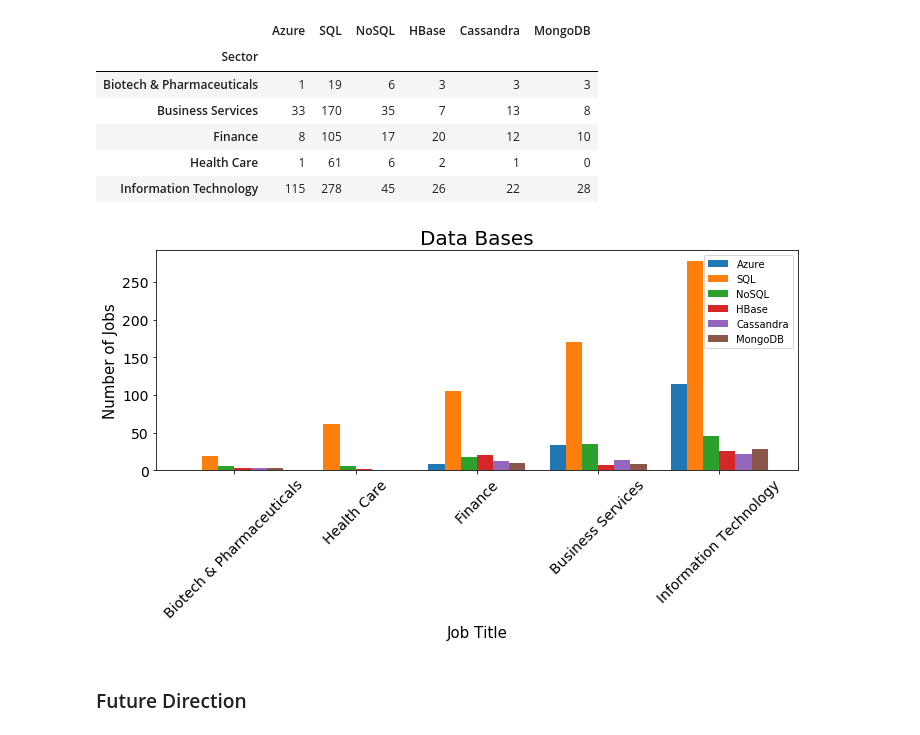
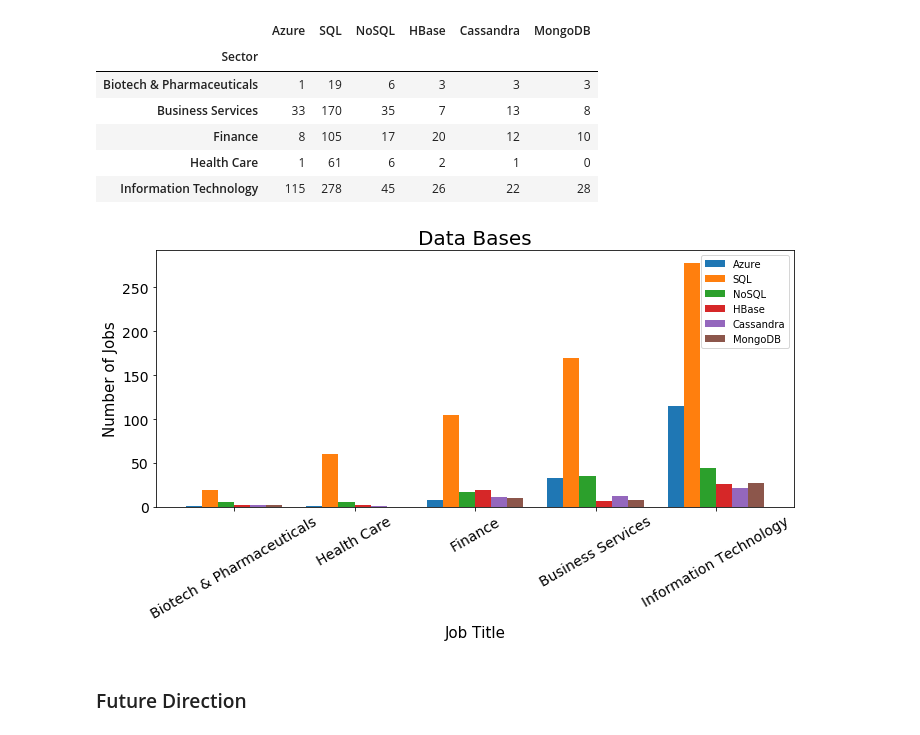
Before and after one commit to RajeshArasada/Exploring-the-Data-Science-Job-Market, a Jupyter notebook: Analysis/Glassdoor Webscrapping Project.ipynb, the cells around one changed output. Cells and saved outputs as stored; diff of their text form; code cells hidden in the pictures.

```diff
--- a/Analysis/Glassdoor Webscrapping Project.ipynb
+++ b/Analysis/Glassdoor Webscrapping Project.ipynb
@@ -201,11 +214,11 @@ jobs_df_copy['Job_description_keywords_clean']
 Name: Job_description_keywords_clean, Length: 1889, dtype: object
 # %%
 important_words = ['hadoop', 'mapreduce', 'spark', 'pig', 'hive', 'shark', 'oozie', 'zookeeper', 'flume', 'mahout',
-                   'azure', 'aws', 'sql', 'nosql', 'hbase', 'cassandra', 'mongodb'] + ['matplotlib', 'R plotting', 'Tableau', 'ggplot', 'clustering', 'R', 'Python','MATLAB',
+                   'azure', 'aws', 'sql', 'nosql', 'hbase', 'cassandra', 'mongodb'] + ['matplotlib', 'R plotting', 'Tableau', 'ggplot', 'clustering', 'r', 'python','matlab',
                    'Big Data', 'Hive', 'Spark', 'HiveQL', 'Elastic Search', 'AWS', 'clustering', 'classification',
                    'regression', 'probability theory','statistical analysis', 'statistical inference',
                    'collaborative filtering', 'natural language processing', 'NLP', 'experimental design',
-                   'social networking analysis','Tableau', 'Splunk', 'Decision Trees', 'C', 'C++', 'C' ] + ['excel', 'tableau', 'd3.js', 'sas', 'spss', 'd3', 'spotfire', 'stata'] + ['mathematics', 'economics', 'statistics', 'finance', 'business', 'phd', 'computer science',
+                   'social networking analysis','Tableau', 'Splunk', 'Decision Trees', 'c', 'c++', 'c' ] + ['excel', 'tableau', 'd3.js', 'sas', 'spss', 'd3', 'spotfire', 'stata'] + ['mathematics', 'economics', 'statistics', 'finance', 'business', 'phd', 'computer science',
                    'linguistics', 'physics', 'b.a.', 'b.s.', 'bs', 'm.s.', 'ms', 'm.b.a.', 'mba', 'math', 'cs',
                    'engineering', 'experimental science', 'computational biologist', 'bioinformatician']
 # %%
@@ -301,0 +325,12 @@ plt.tight_layout()
+# %%
+plt.rcParams["axes.labelsize"] = 15
+plt.rcParams["axes.titlesize"] = 20
+plt.rcParams["xtick.labelsize"] = 14
+plt.rcParams["ytick.labelsize"] = 14
+
+
+jobtype_language.sort_values('python').plot(kind = 'bar', figsize=(10,5), width=0.5)
+plt.xlabel('Job Title')
+plt.ylabel('Number of Jobs')
+plt.xticks(rotation='horizontal')
+plt.tight_layout()
@@ -670,23 +707,23 @@ jobtype_data_bases_bysector
 # %%
 plt.rcParams["axes.labelsize"] = 15
 plt.rcParams["axes.titlesize"] = 20
 plt.rcParams["xtick.labelsize"] = 14
 plt.rcParams["ytick.labelsize"] = 14
 
 
 #axes.labelsize : 20
 #lines.linewidth : 3
 #lines.markersize : 10
 #xtick.labelsize : 16
 #ytick.labelsize : 16
 jobtype_data_bases_bysector .sort_values('SQL').plot(kind = 'bar', figsize=(10,6), width=.8)
 plt.xlabel('Job Title')
 plt.ylabel('Number of Jobs')
-plt.xticks(rotation=45)
+plt.xticks(rotation=30)
 plt.title('Data Bases')
 plt.tight_layout()
 # %% [output]
-[figure, old version]
+[figure, new version]
 # %% [markdown]
 ### Future Direction
 # %%
```
Also changed, not shown: parts of 13 cells of this notebook, 2 other files.
